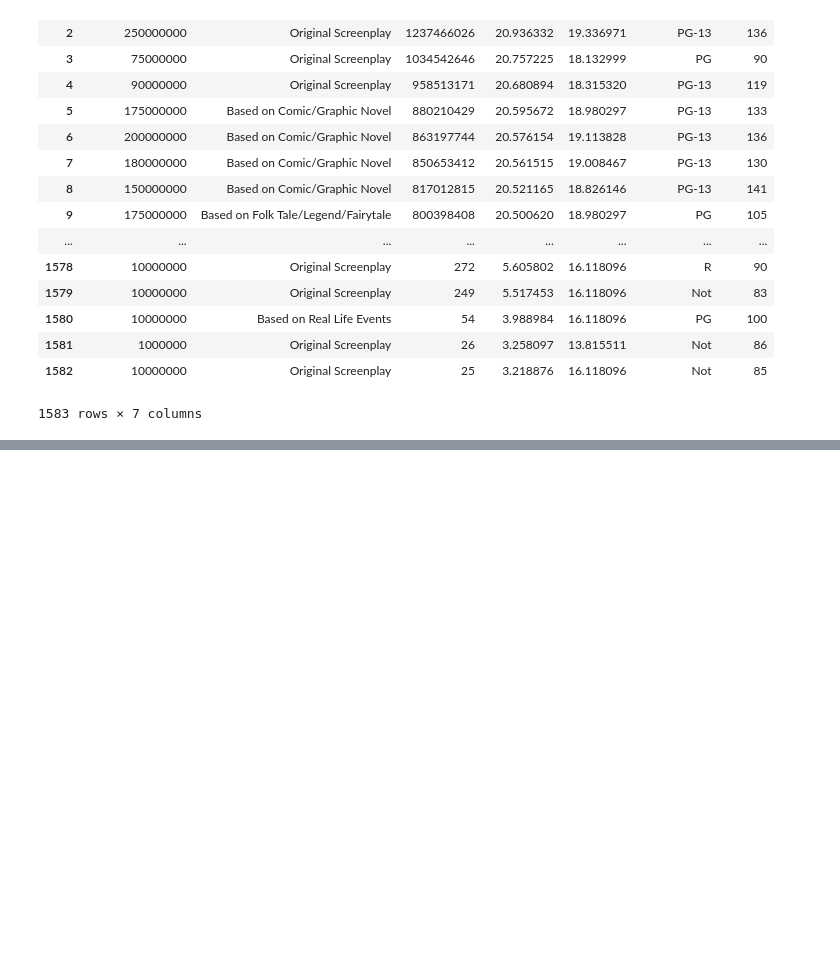
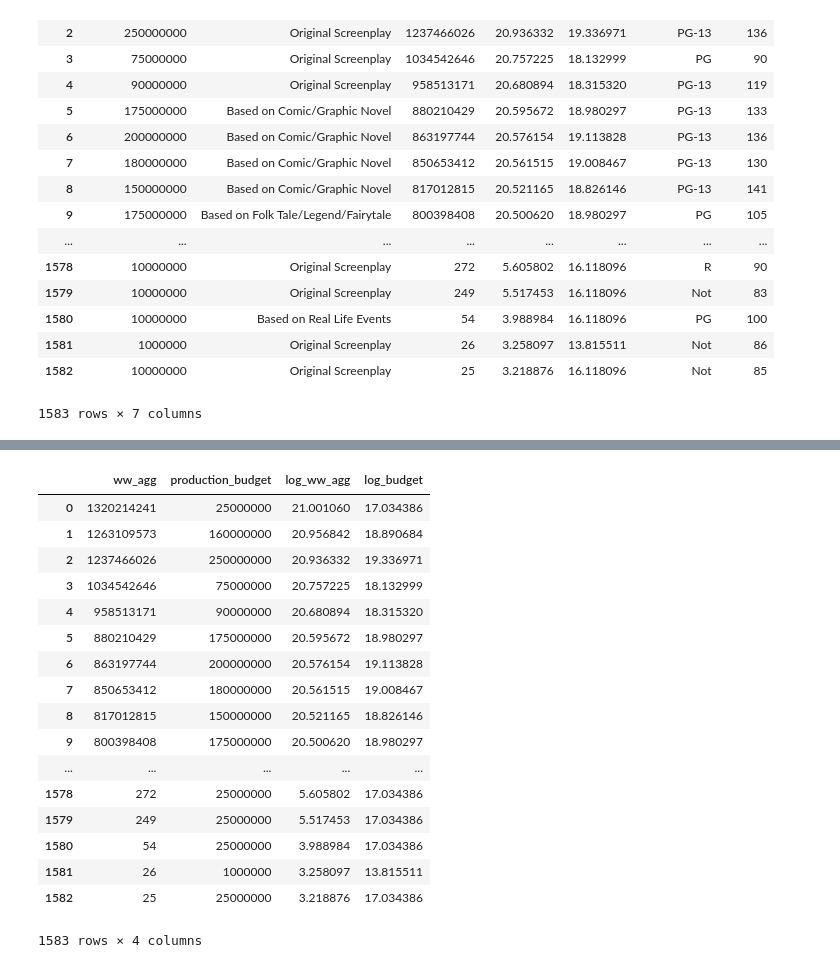
Before and after one commit to Rmloong/movie-revenue-predictor, a Jupyter notebook: EDA.ipynb, the cells around one changed output, grey strips where cells are left out. Drawn from its saved outputs; the diff is of its cells as text; code cells hidden in the pictures; blank space fills up the shorter version.

Commit message:
functionalized majority of code to create full clean dataset

```diff
--- a/EDA.ipynb
+++ b/EDA.ipynb
@@ -482,0 +581,3 @@ df_clean_data_trim.iloc[:,3:]
+# %%
+budget = df_clean_data['Production Budget'].fillna(10000000, inplace=False)
+budget
@@ -482,0 +602,42 @@ df_clean_data_trim.iloc[:,3:]
+# %%
+# df_clean_data_trim['WW Aggregate'] = int(df_clean_data_trim['Domestic Box Office']) + int(df_clean_data_trim['International Box Office'])
+# df_clean_data_trim
+def create_ww(dataframe):
+    dom = dataframe['Domestic Box Office'].fillna(0, inplace=False)
+    intl = dataframe['International Box Office'].fillna(0, inplace=False)
+    budget = dataframe['Production Budget'].fillna(25000000, inplace=False)
+
+    df = pd.DataFrame()
+
+    dom_numeric = dom.apply(pd.to_numeric)
+    intl_numeric = intl.apply(pd.to_numeric)
+
+    df['ww_agg'] = dom_numeric + intl_numeric
+    df['production_budget'] = budget.apply(pd.to_numeric)
+
+    df['log_ww_agg'] = df['ww_agg'].apply(np.log)
+    df['log_budget'] = df['production_budget'].apply(np.log)
+
+    return df
+# %%
+df_x = create_ww(df_clean_data)
+df_x
+# %% [output]
+|  | ww_agg | production_budget | log_ww_agg | log_budget |
+| 0 | 1320214241 | 25000000 | 21.001060 | 17.034386 |
+| 1 | 1263109573 | 160000000 | 20.956842 | 18.890684 |
+| 2 | 1237466026 | 250000000 | 20.936332 | 19.336971 |
+| 3 | 1034542646 | 75000000 | 20.757225 | 18.132999 |
+| 4 | 958513171 | 90000000 | 20.680894 | 18.315320 |
+| 5 | 880210429 | 175000000 | 20.595672 | 18.980297 |
+| 6 | 863197744 | 200000000 | 20.576154 | 19.113828 |
+| 7 | 850653412 | 180000000 | 20.561515 | 19.008467 |
+| 8 | 817012815 | 150000000 | 20.521165 | 18.826146 |
+| 9 | 800398408 | 175000000 | 20.500620 | 18.980297 |
+| ... | ... | ... | ... | ... |
+| 1578 | 272 | 25000000 | 5.605802 | 17.034386 |
+| 1579 | 249 | 25000000 | 5.517453 | 17.034386 |
+| 1580 | 54 | 25000000 | 3.988984 | 17.034386 |
+| 1581 | 26 | 1000000 | 3.258097 | 13.815511 |
+| 1582 | 25 | 25000000 | 3.218876 | 17.034386 |
+1583 rows × 4 columns
```
Also changed, not shown: parts of 19 cells of this notebook.
